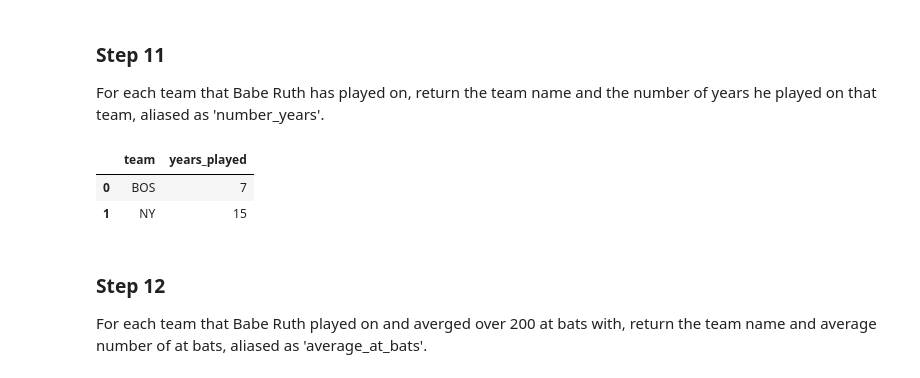
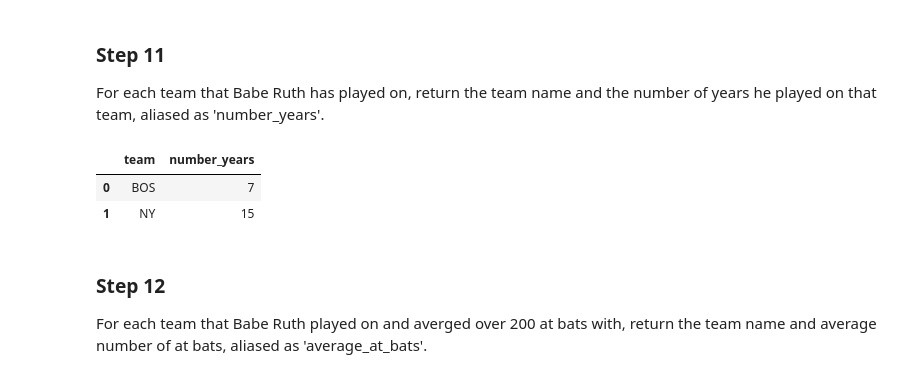
Before and after one commit to chepchiengemmans/SQLQueries, a Jupyter notebook: SQLFilterOrderGroupLab.ipynb, the cells around one changed output. Saved outputs shown, nothing was run; the diff lists cells and outputs as text; code cells hidden in the pictures.

```diff
--- a/SQLFilterOrderGroupLab.ipynb
+++ b/SQLFilterOrderGroupLab.ipynb
@@ -257,10 +258,10 @@ For each team that Babe Ruth has played on, return the team name and the number
 # %%
 # CodeGrade step11
 # Replace None with your code
-df_teams_years = pd.read_sql("""SELECT team, COUNT(year) AS years_played FROM babe_ruth_stats  GROUP BY team;""",conn3)
+df_teams_years = pd.read_sql("""SELECT team, COUNT(year) AS number_years FROM babe_ruth_stats  GROUP BY team;""",conn3)
 df_teams_years
 # %% [output]
-|  | team | years_played |
+|  | team | number_years |
 | 0 | BOS | 7 |
 | 1 | NY | 15 |
 # %% [markdown]
```
Also changed, not shown: parts of 2 cells of this notebook, 2 other files.
